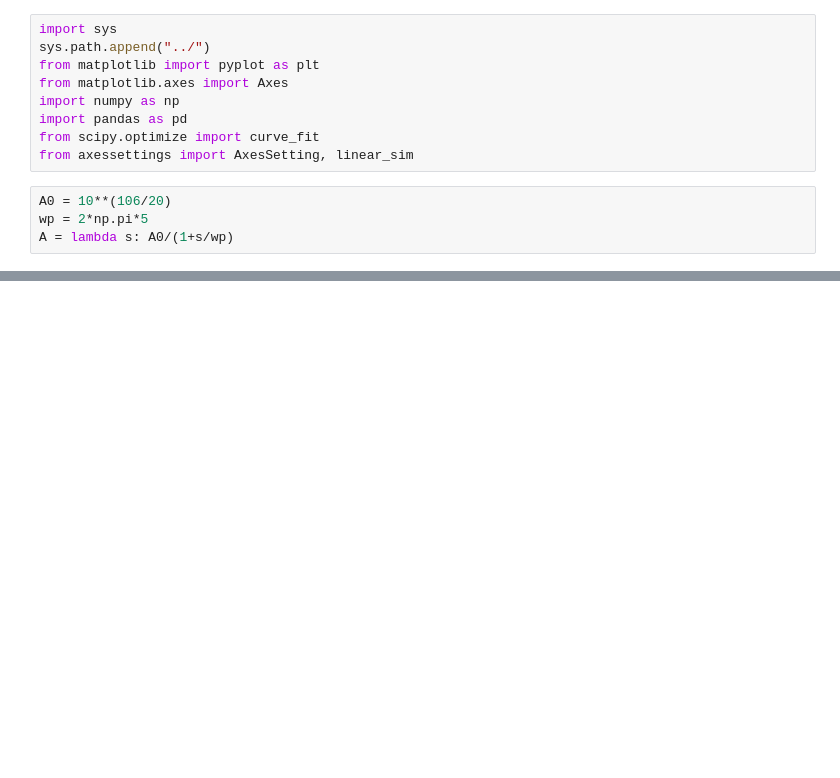
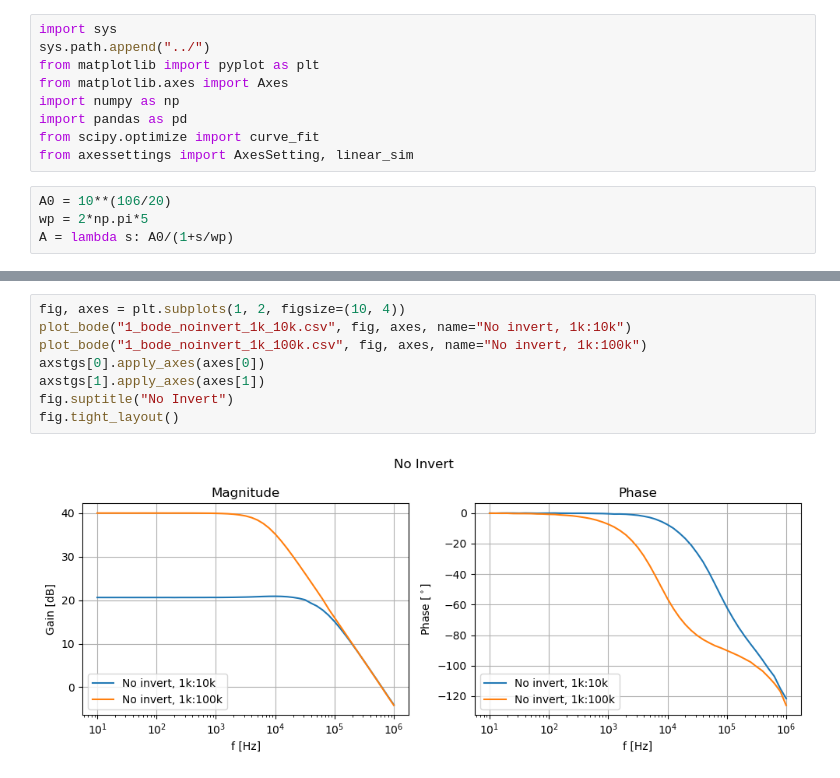
Before and after one commit to inohan/experiment-3s, a Jupyter notebook: A2/1_amp.ipynb, the cells around one changed output, grey strips where cells are left out. Cells and saved outputs as stored; diff of their text form; blank space fills up the shorter version.

```diff
--- a/A2/1_amp.ipynb
+++ b/A2/1_amp.ipynb
@@ -31,0 +46,10 @@ axstg.apply_axes(axes[1])
+# %%
+fig, axes = plt.subplots(1, 2, figsize=(10, 4))
+plot_bode("1_bode_noinvert_1k_10k.csv", fig, axes, name="No invert, 1k:10k")
+plot_bode("1_bode_noinvert_1k_100k.csv", fig, axes, name="No invert, 1k:100k")
+axstgs[0].apply_axes(axes[0])
+axstgs[1].apply_axes(axes[1])
+fig.suptitle("No Invert")
+fig.tight_layout()
+# %% [output]
+[figure, added]
```
Also changed, not shown: parts of 11 cells of this notebook, 18 other files.
